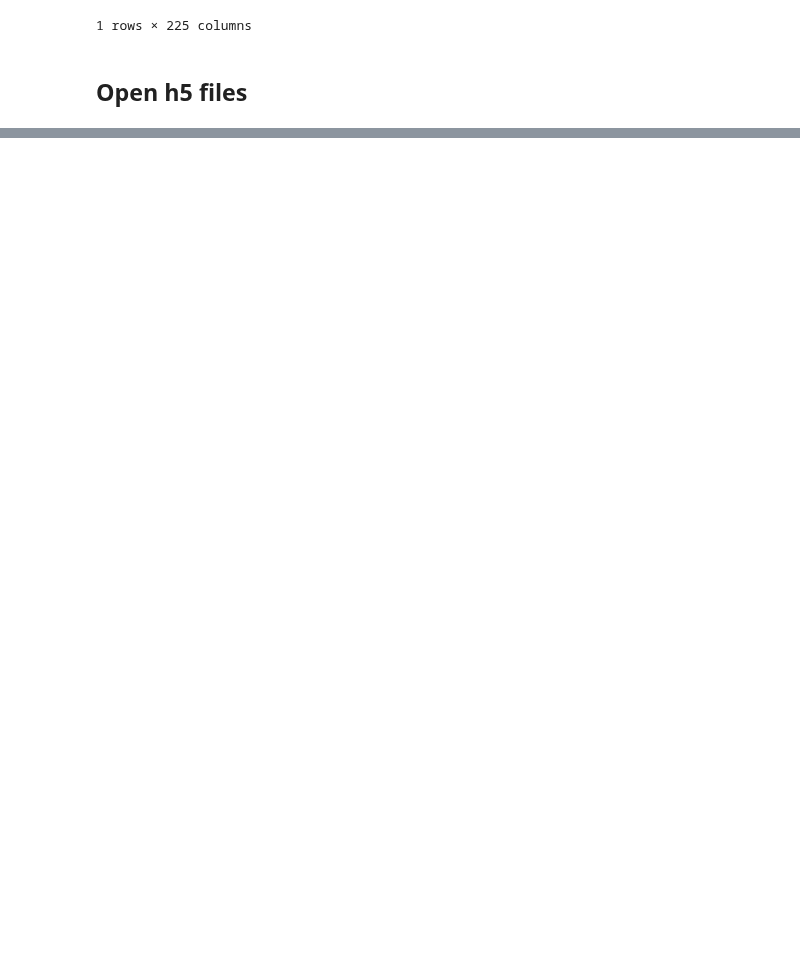
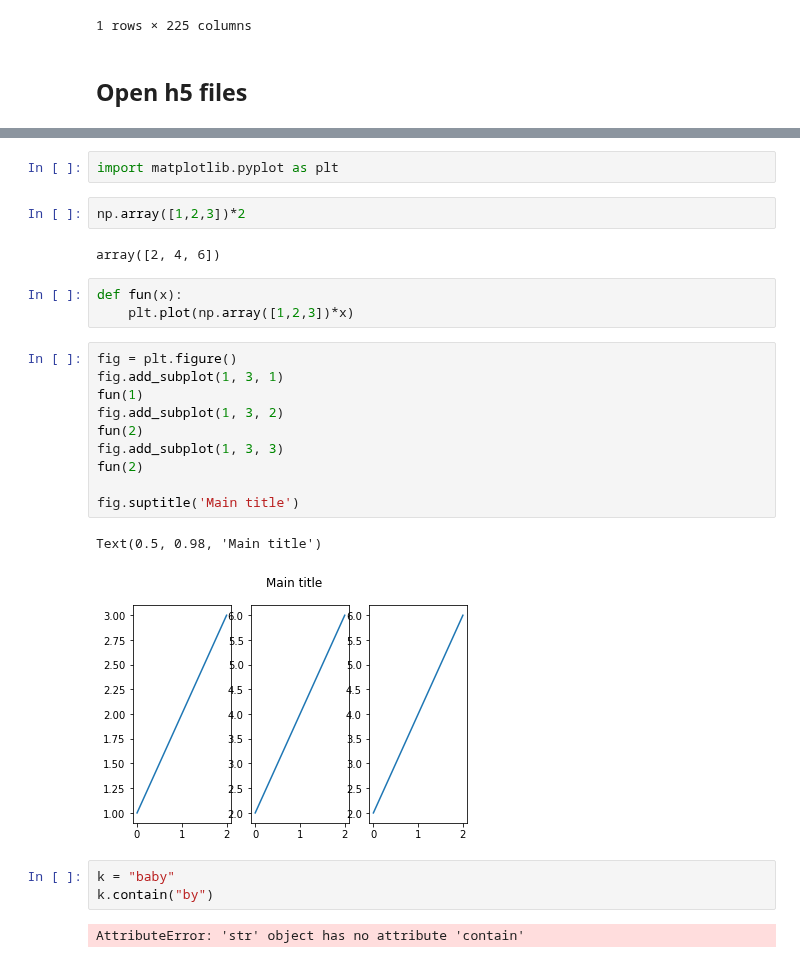
Before and after one commit to cobermai/lhc_anomaly_detection, a Jupyter notebook: notebooks/RB_FPA_datahandler.ipynb, the cells around one changed output, grey strips where cells are left out. Cells and saved outputs as stored; diff of their text form; blank space fills up the shorter version.

```diff
--- a/notebooks/RB_FPA_datahandler.ipynb
+++ b/notebooks/RB_FPA_datahandler.ipynb
@@ -148,0 +145,27 @@ for index, row in df_context.iterrows():
+# %%
+import matplotlib.pyplot as plt
+# %%
+np.array([1,2,3])*2
+# %% [output]
+array([2, 4, 6])
+# %%
+def fun(x):
+    plt.plot(np.array([1,2,3])*x)
+# %%
+fig = plt.figure()
+fig.add_subplot(1, 3, 1)
+fun(1)
+fig.add_subplot(1, 3, 2)
+fun(2)
+fig.add_subplot(1, 3, 3)
+fun(2)
+
+fig.suptitle('Main title')
+# %% [output]
+Text(0.5, 0.98, 'Main title')
+[figure, added]
+# %%
+k = "baby"
+k.contain("by")
+# %% [output]
+AttributeError: 'str' object has no attribute 'contain'
```
Also changed, not shown: parts of 5 cells of this notebook, 16 other files.
